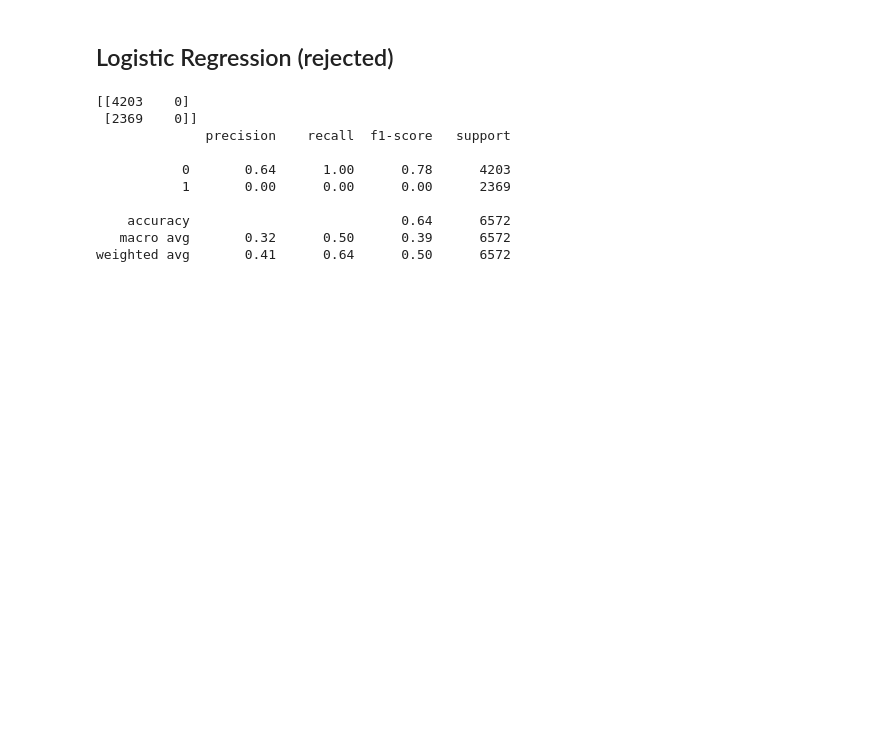
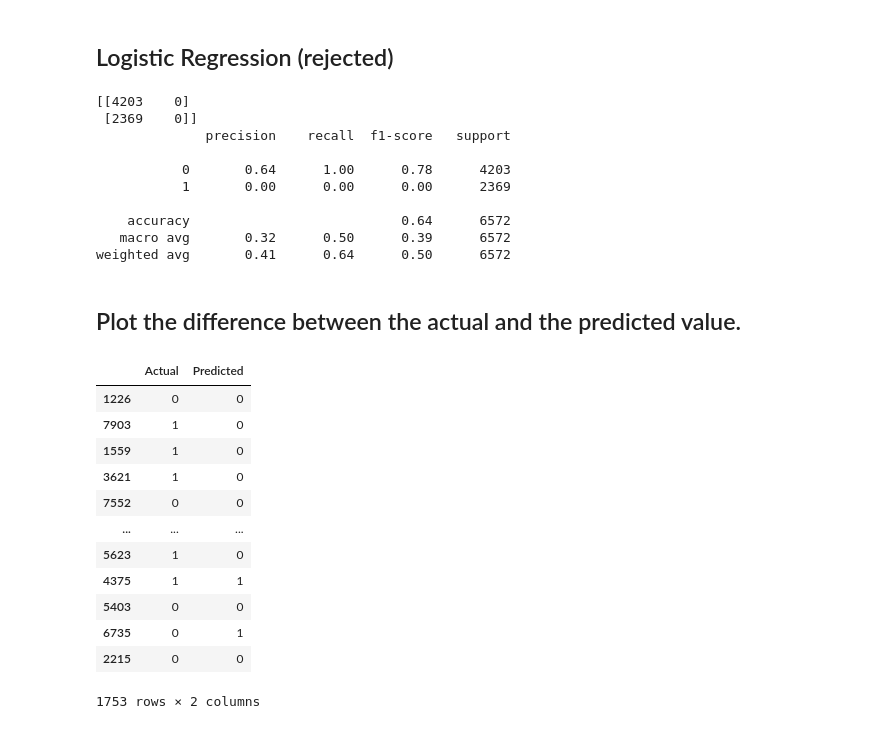
Before and after one commit to bill-leang/project4_group3_health_ml, a Jupyter notebook: OC Trial/heart_explore-Oormi.ipynb, the cells around one changed output. Cells and saved outputs as stored; diff of their text form; code cells hidden in the pictures; blank space fills up the shorter version.

```diff
--- a/OC Trial/heart_explore-Oormi.ipynb
+++ b/OC Trial/heart_explore-Oormi.ipynb
@@ -421,3 +419,23 @@ print(training_report)
     accuracy                           0.64      6572
    macro avg       0.32      0.50      0.39      6572
 weighted avg       0.41      0.64      0.50      6572
+# %% [markdown]
+## Plot the difference between the actual and the predicted value.
+# %%
+y_pred = prediction_threshold
+df=pd.DataFrame({'Actual':y_test, 'Predicted':y_pred})
+df
+# %% [output]
+|  | Actual | Predicted |
+| 1226 | 0 | 0 |
+| 7903 | 1 | 0 |
+| 1559 | 1 | 0 |
+| 3621 | 1 | 0 |
+| 7552 | 0 | 0 |
+| ... | ... | ... |
+| 5623 | 1 | 0 |
+| 4375 | 1 | 1 |
+| 5403 | 0 | 0 |
+| 6735 | 0 | 1 |
+| 2215 | 0 | 0 |
+1753 rows × 2 columns
```
Also changed, not shown: parts of 15 cells of this notebook, 2 other files.
